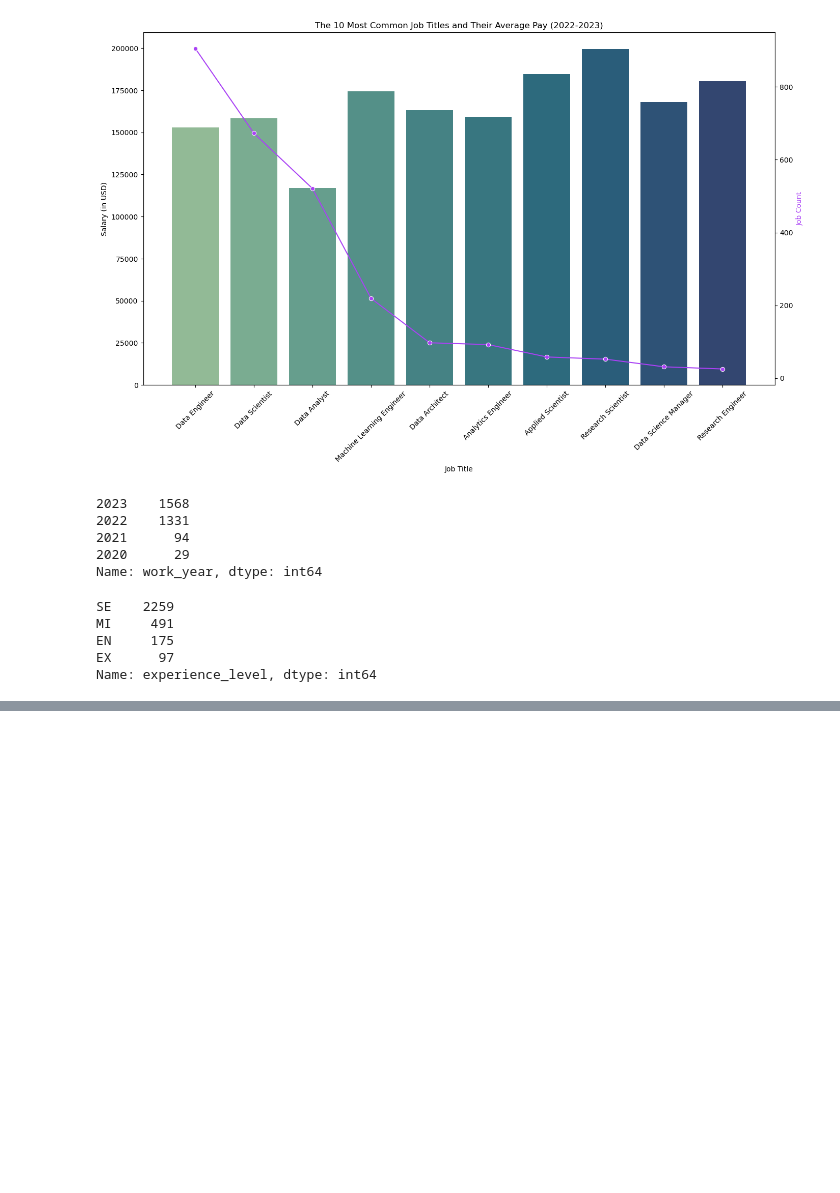
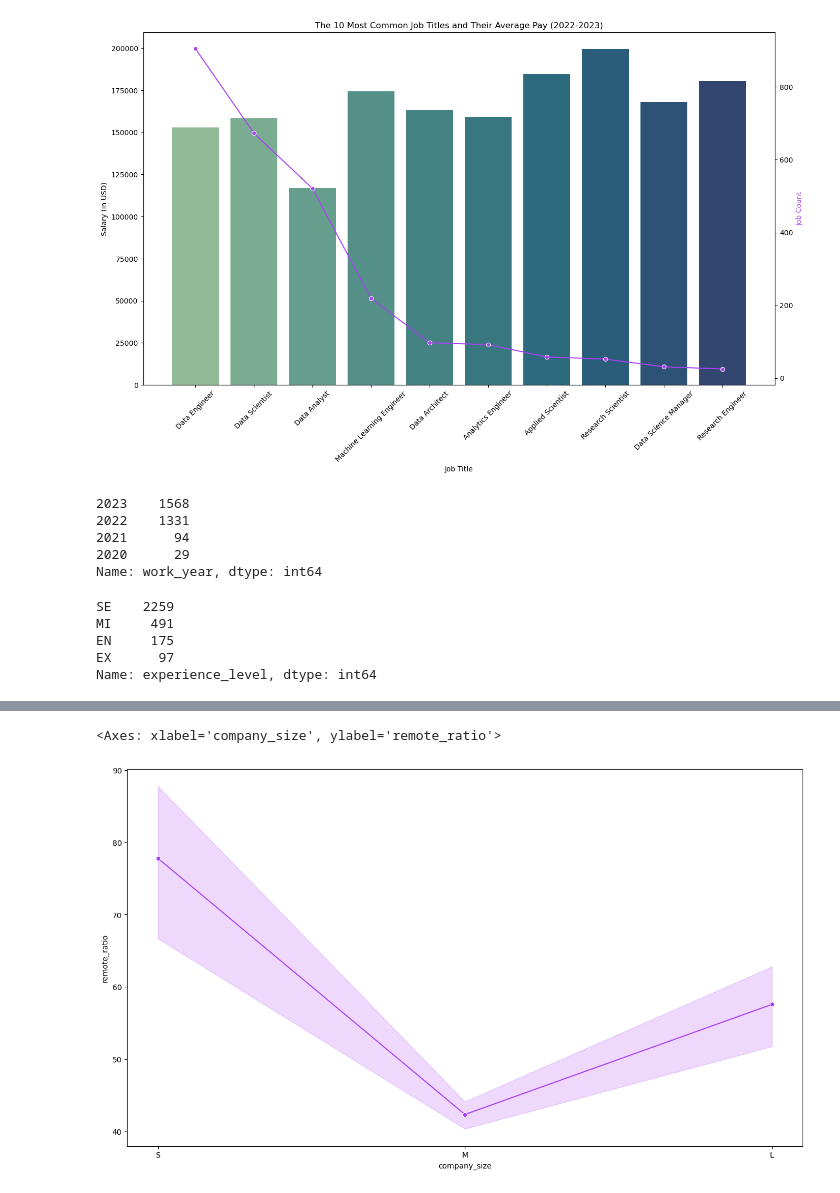
Before and after one commit to joshlynj/ds_salaries, a Jupyter notebook: notebooks/eda.ipynb, the cells around one changed output, grey strips where cells are left out. Drawn from its saved outputs; the diff is of its cells as text; code cells hidden in the pictures; blank space fills up the shorter version.

```diff
--- a/notebooks/eda.ipynb
+++ b/notebooks/eda.ipynb
@@ -346,3 +346,7 @@ MI     491
 EN     175
 EX      97
 Name: experience_level, dtype: int64
+# %%
+remote_df = us_ft_df[['remote_ratio',"company_size"]].sort_values(by='company_size', ascending=False)
+#type(remote_df)
+remote_df
@@ -348,0 +367,8 @@ Name: experience_level, dtype: int64
+# %%
+fig, ax1 = plt.subplots(figsize=(16,9))
+sns.lineplot(y = remote_df['remote_ratio'], x = remote_df['company_size'], marker='o', sort = False, color = '#aa42f5')
+ax1
+#sns.load_dataset("remote").pivot("")
+# %% [output]
+<Axes: xlabel='company_size', ylabel='remote_ratio'>
+[figure, added]
```
Also changed, not shown: parts of 4 cells of this notebook, 1 other file.
